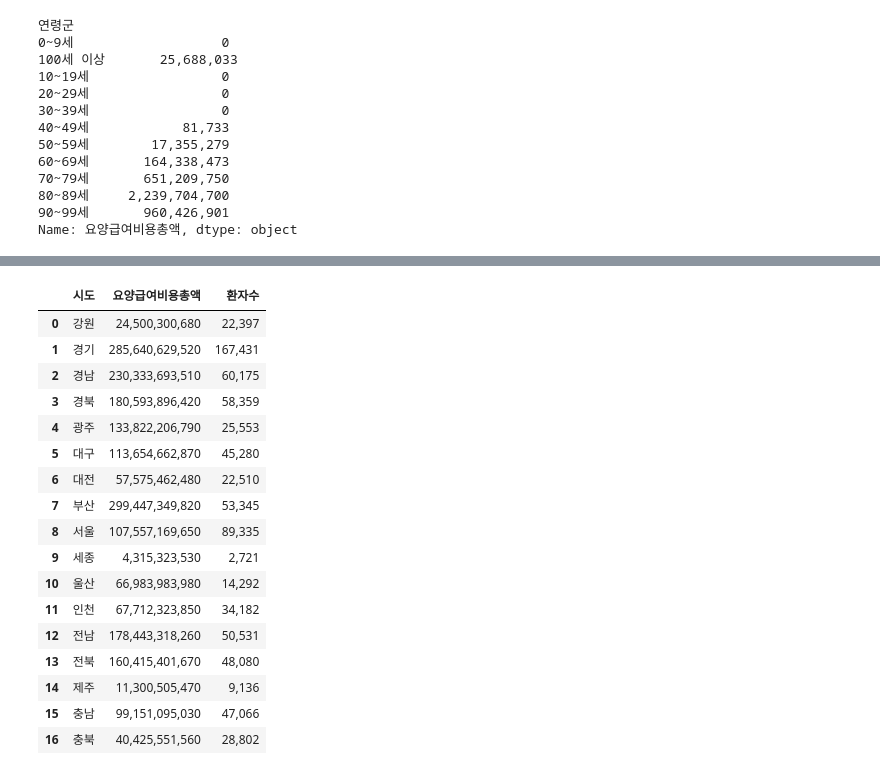
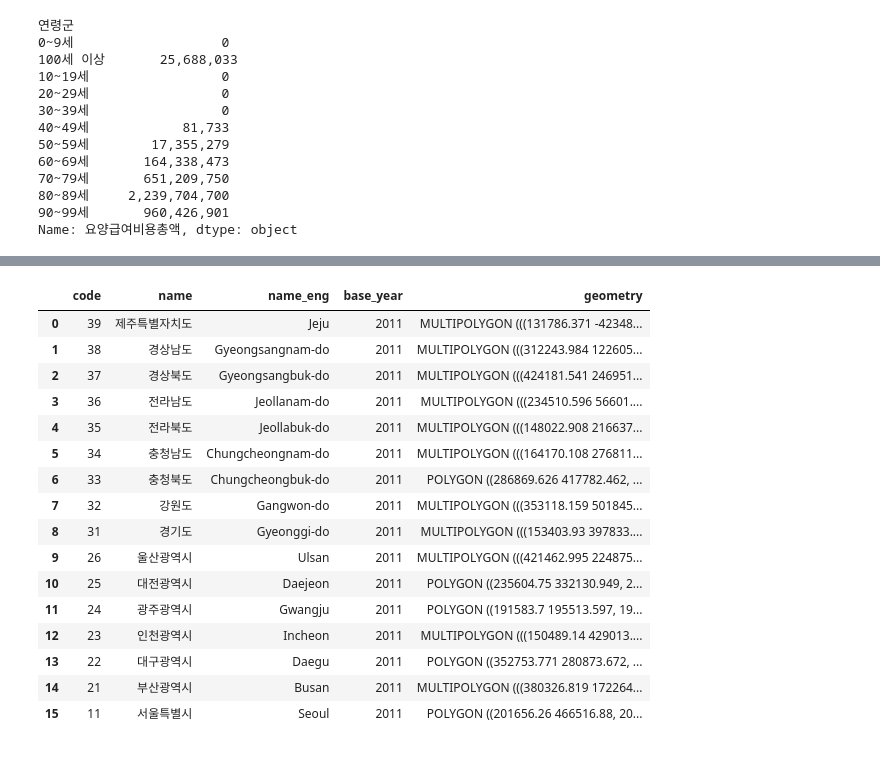
Before and after one commit to EastOst/Dementia_info, a Jupyter notebook: main.ipynb, the cells around one changed output, grey strips where cells are left out. Drawn from its saved outputs; the diff is of its cells as text; code cells hidden in the pictures.

```diff
--- a/main.ipynb
+++ b/main.ipynb
@@ -207,22 +191,26 @@ plt.show()
-# %%
-price_per_person_city = pd.merge(province_total_price,province_total_group,on='시도', how='inner')
-price_per_person_city
-# %% [output]
-|  | 시도 | 요양급여비용총액 | 환자수 |
-| 0 | 강원 | 24,500,300,680 | 22,397 |
-| 1 | 경기 | 285,640,629,520 | 167,431 |
-| 2 | 경남 | 230,333,693,510 | 60,175 |
-| 3 | 경북 | 180,593,896,420 | 58,359 |
-| 4 | 광주 | 133,822,206,790 | 25,553 |
-| 5 | 대구 | 113,654,662,870 | 45,280 |
-| 6 | 대전 | 57,575,462,480 | 22,510 |
-| 7 | 부산 | 299,447,349,820 | 53,345 |
-| 8 | 서울 | 107,557,169,650 | 89,335 |
-| 9 | 세종 | 4,315,323,530 | 2,721 |
-| 10 | 울산 | 66,983,983,980 | 14,292 |
-| 11 | 인천 | 67,712,323,850 | 34,182 |
-| 12 | 전남 | 178,443,318,260 | 50,531 |
-| 13 | 전북 | 160,415,401,670 | 48,080 |
-| 14 | 제주 | 11,300,505,470 | 9,136 |
-| 15 | 충남 | 99,151,095,030 | 47,066 |
-| 16 | 충북 | 40,425,551,560 | 28,802 |
+# %%
+
+import geopandas as gpd
+import pandas as pd
+import matplotlib.pyplot as plt
+shapefile_path = "skorea-provinces-2011.shp"
+map_data = gpd.read_file(shapefile_path, encoding='euc-kr')
+map_data
+# %% [output]
+|  | code | name | name_eng | base_year | geometry |
+| 0 | 39 | 제주특별자치도 | Jeju | 2011 | MULTIPOLYGON (((131786.371 -42348... |
+| 1 | 38 | 경상남도 | Gyeongsangnam-do | 2011 | MULTIPOLYGON (((312243.984 122605... |
+| 2 | 37 | 경상북도 | Gyeongsangbuk-do | 2011 | MULTIPOLYGON (((424181.541 246951... |
+| 3 | 36 | 전라남도 | Jeollanam-do | 2011 | MULTIPOLYGON (((234510.596 56601.... |
+| 4 | 35 | 전라북도 | Jeollabuk-do | 2011 | MULTIPOLYGON (((148022.908 216637... |
+| 5 | 34 | 충청남도 | Chungcheongnam-do | 2011 | MULTIPOLYGON (((164170.108 276811... |
+| 6 | 33 | 충청북도 | Chungcheongbuk-do | 2011 | POLYGON ((286869.626 417782.462, ... |
+| 7 | 32 | 강원도 | Gangwon-do | 2011 | MULTIPOLYGON (((353118.159 501845... |
+| 8 | 31 | 경기도 | Gyeonggi-do | 2011 | MULTIPOLYGON (((153403.93 397833.... |
+| 9 | 26 | 울산광역시 | Ulsan | 2011 | MULTIPOLYGON (((421462.995 224875... |
+| 10 | 25 | 대전광역시 | Daejeon | 2011 | POLYGON ((235604.75 332130.949, 2... |
+| 11 | 24 | 광주광역시 | Gwangju | 2011 | POLYGON ((191583.7 195513.597, 19... |
+| 12 | 23 | 인천광역시 | Incheon | 2011 | MULTIPOLYGON (((150489.14 429013.... |
+| 13 | 22 | 대구광역시 | Daegu | 2011 | POLYGON ((352753.771 280873.672, ... |
+| 14 | 21 | 부산광역시 | Busan | 2011 | MULTIPOLYGON (((380326.819 172264... |
+| 15 | 11 | 서울특별시 | Seoul | 2011 | POLYGON ((201656.26 466516.88, 20... |
```
Also changed, not shown: parts of 5 cells of this notebook, 4 other files.
